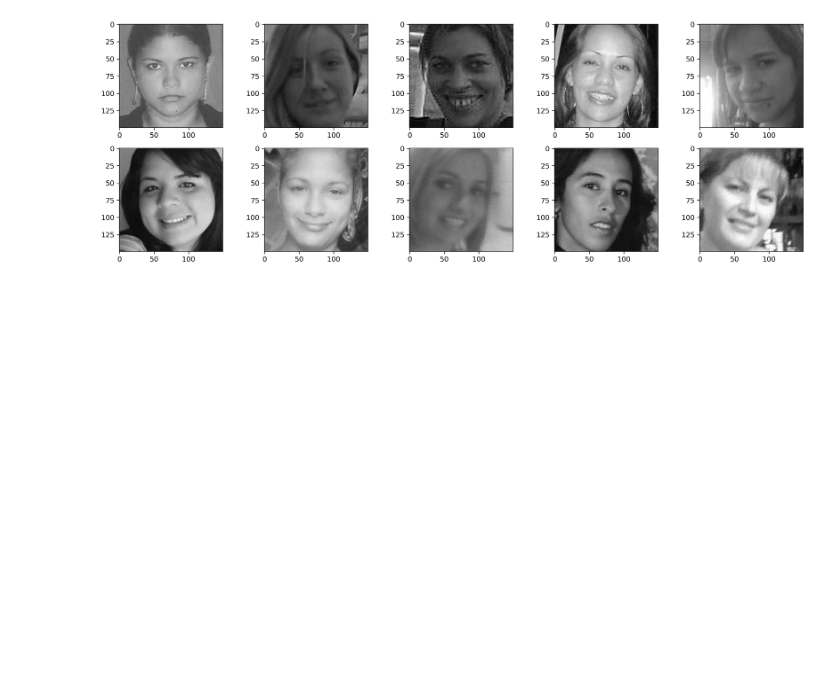
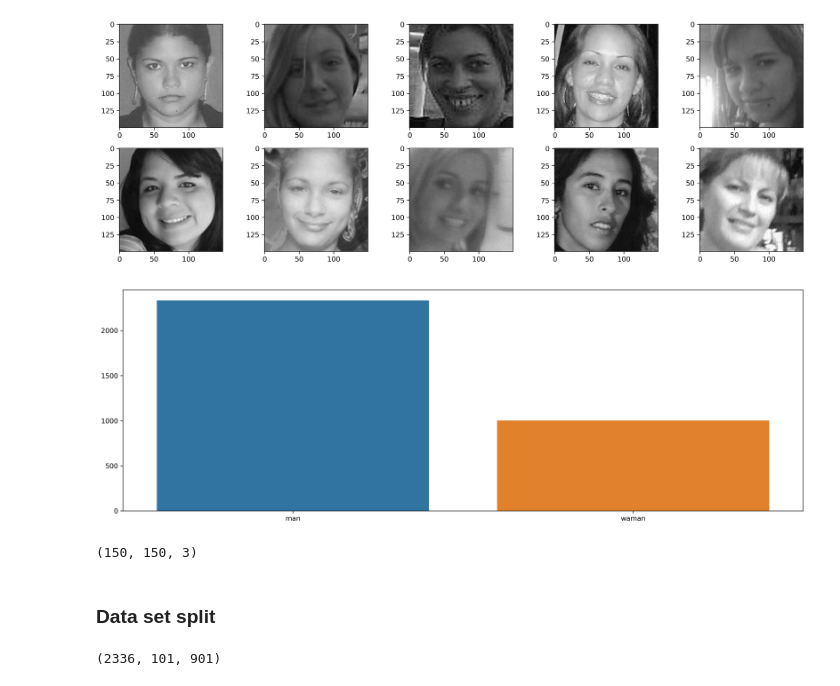
Before and after one commit to ProjectCodeML/manORwoman, a Jupyter notebook: notebook/Kavindu.ipynb, the cells around one changed output. Cells and saved outputs as stored; diff of their text form; code cells hidden in the pictures; blank space fills up the shorter version.

Commit message:
data set split

```diff
--- a/notebook/Kavindu.ipynb
+++ b/notebook/Kavindu.ipynb
@@ -54,3 +55,11 @@ for i in range(len(axes)):
 plt.show()
 # %% [output]
 [figure]
+# %%
+plt.figure(figsize=[18,6], dpi=300)
+sns.barplot(x=['man','waman'],
+            y=[len(os.listdir(man_dir)), len(os.listdir(woman_dir))])
+
+plt.show()
+# %% [output]
+[figure, added]
@@ -56,0 +81,6 @@ plt.show()
+# %%
+images[0].shape
+# %% [output]
+(150, 150, 3)
+# %% [markdown]
+### Data set split
@@ -56,0 +91,4 @@ plt.show()
+# %%
+len(train_img), len(test_img), len(val_img)
+# %% [output]
+(2336, 101, 901)
```
Also changed, not shown: parts of 3 cells of this notebook.
